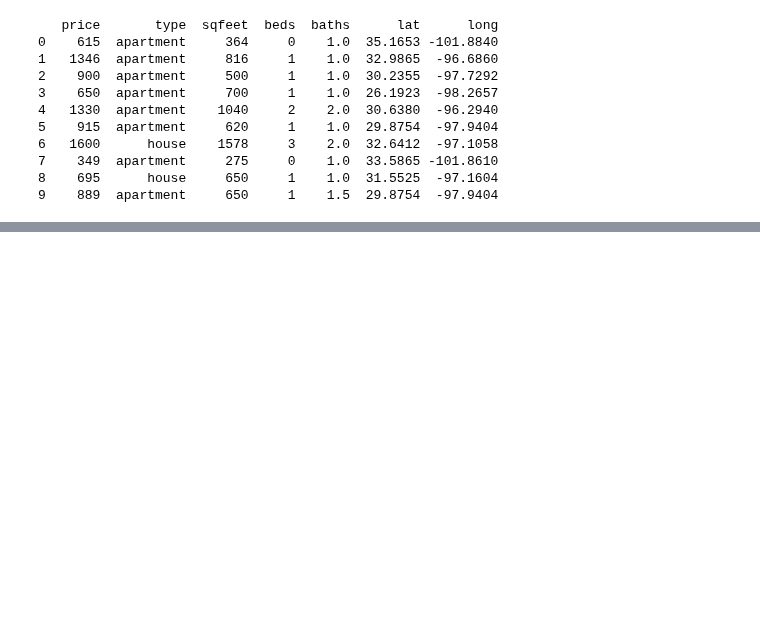
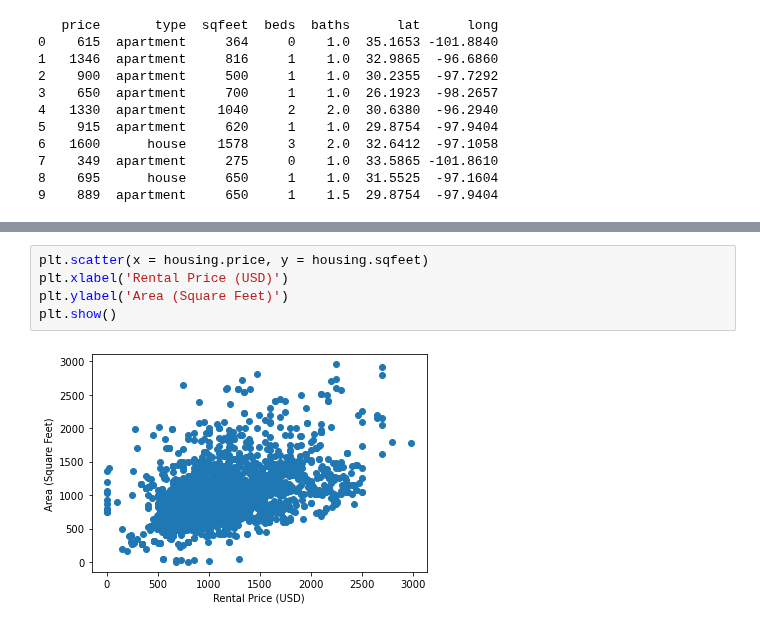
Before and after one commit to joeelorm/Data_Science, a Jupyter notebook: Associations Between Quantitative and Categorical Variables.ipynb, the cells around one changed output, grey strips where cells are left out. Saved outputs shown, nothing was run; the diff lists cells and outputs as text; blank space fills up the shorter version.

```diff
--- a/Associations Between Quantitative and Categorical Variables.ipynb
+++ b/Associations Between Quantitative and Categorical Variables.ipynb
@@ -202,0 +206,7 @@ print(housing.head(10))
+# %%
+plt.scatter(x = housing.price, y = housing.sqfeet)
+plt.xlabel('Rental Price (USD)')
+plt.ylabel('Area (Square Feet)')
+plt.show()
+# %% [output]
+[figure, added]
```
Also changed, not shown: parts of 3 cells of this notebook.
